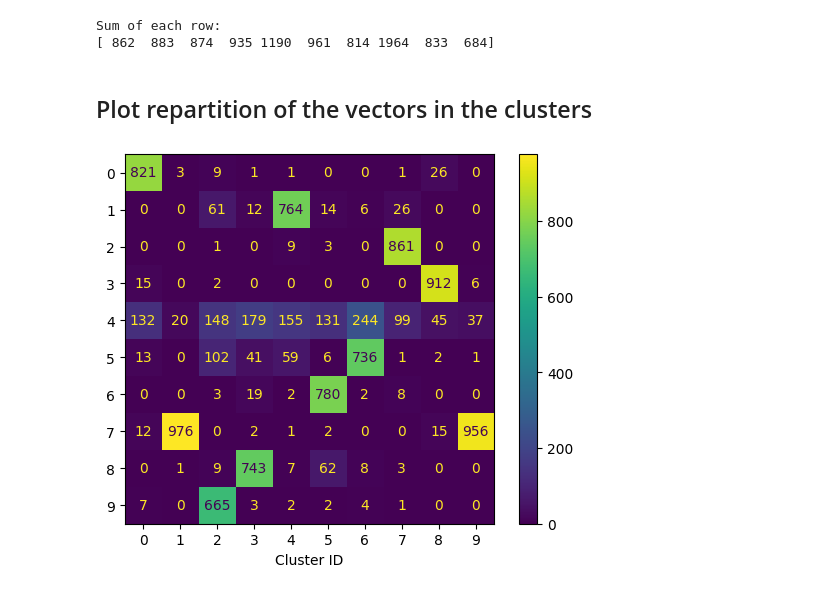
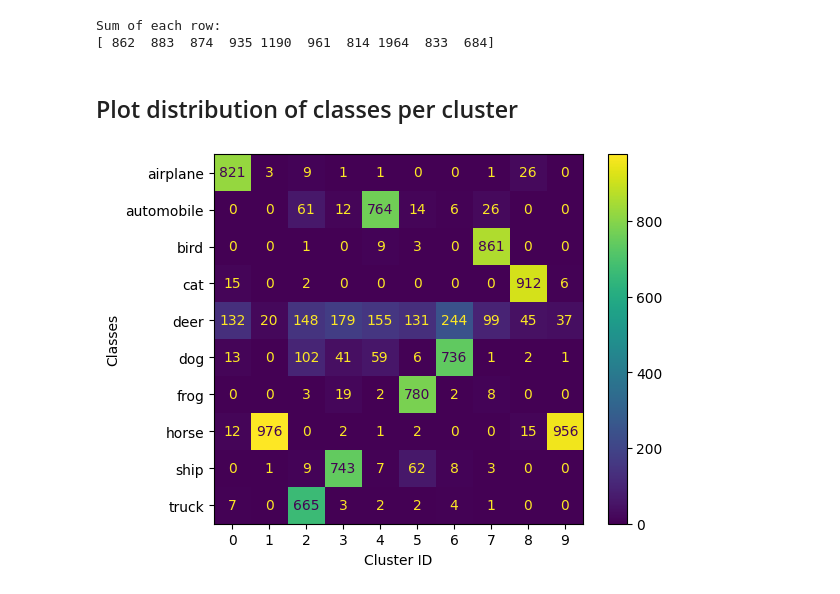
Before and after one commit to johko/computer-vision-course, a Jupyter notebook: notebooks/Unit 4 - Mulitmodal Models/CLIP and relatives/Clustering with CLIP.ipynb, the cells around one changed output. Drawn from its saved outputs; the diff is of its cells as text; code cells hidden in the pictures.

```diff
--- a/notebooks/Unit 4 - Mulitmodal Models/CLIP and relatives/Clustering with CLIP.ipynb
+++ b/notebooks/Unit 4 - Mulitmodal Models/CLIP and relatives/Clustering with CLIP.ipynb
@@ -122,7 +128,7 @@ print(distribution)
  [0 0 0 0 0 0 0 0 0 0]
  [0 0 0 0 0 0 0 0 0 0]]
 # %%
-for vector_index,cluster_nb in enumerate(ind):
+for vector_index,cluster_nb in enumerate(clusters_ind):
     label = dataset['test'][vector_index]['label']
     distribution[cluster_nb][label]+=1
 
@@ -150,15 +156,19 @@ print(row_sums)
 Sum of each row:
 [ 862  883  874  935 1190  961  814 1964  833  684]
 # %% [markdown]
-## Plot repartition of the vectors in the clusters
+## Plot distribution of classes per cluster
 # %%
 from sklearn.metrics import confusion_matrix, ConfusionMatrixDisplay
 import matplotlib.pyplot as plt
 
-disp = ConfusionMatrixDisplay(confusion_matrix=repartition)
+disp = ConfusionMatrixDisplay(confusion_matrix=distribution)
 disp.plot()
 plt.xlabel('Cluster ID')
-plt.ylabel('')
+plt.ylabel('Classes')
+labels = dataset["train"].features["label"].names
+y = range(len(labels))
+ticks = labels
+plt.yticks(y, ticks)
 plt.show()
 # %% [output]
-[figure, old version]
+[figure, new version]
```
Also changed, not shown: parts of 5 cells of this notebook.
